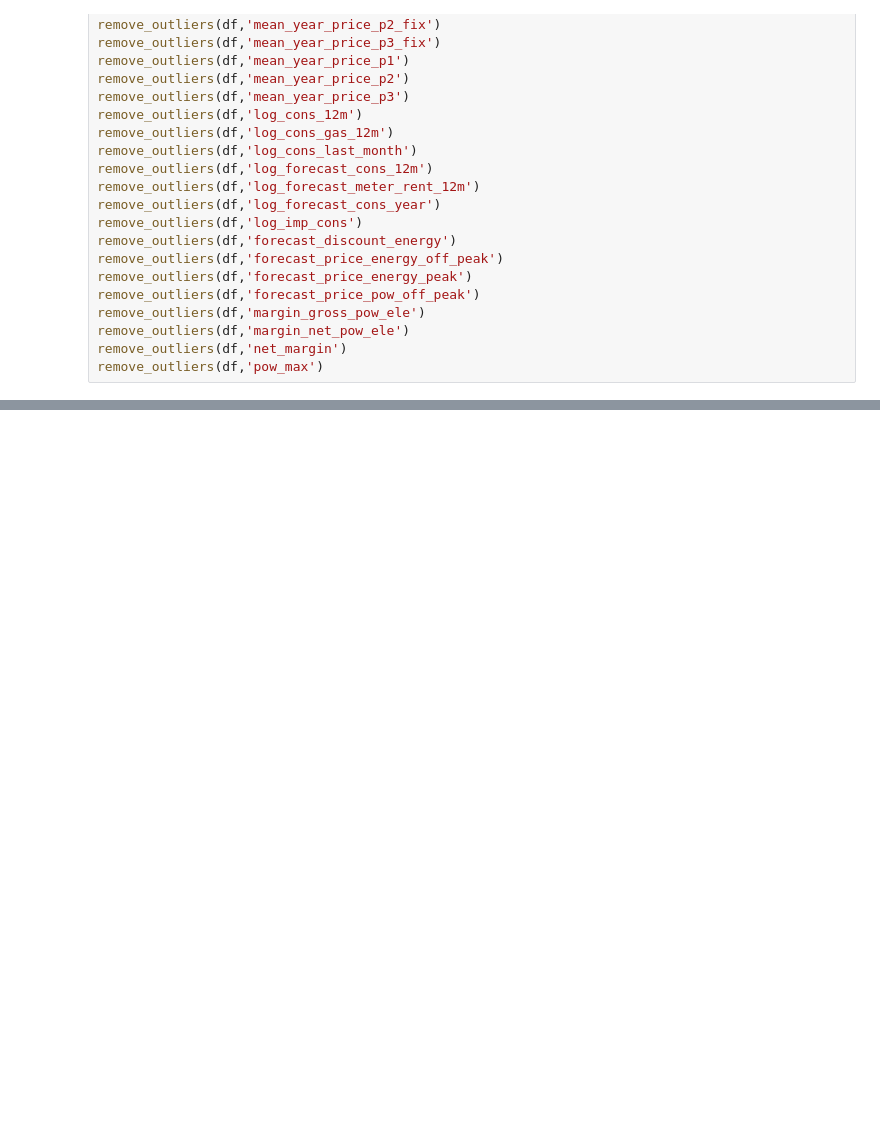
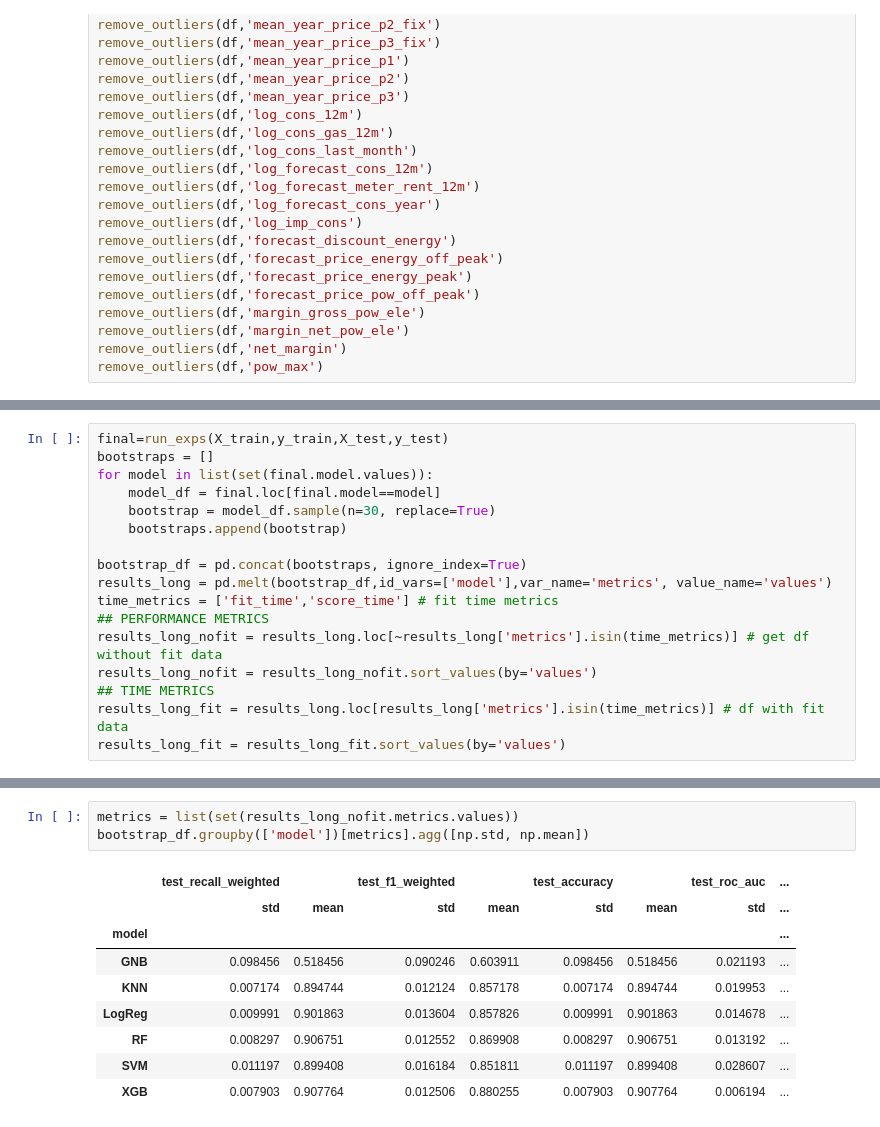
Before and after one commit to zliu15471/BCG, a Jupyter notebook: notebooks/Task 3.ipynb, the cells around one changed output, grey strips where cells are left out. Drawn from its saved outputs; the diff is of its cells as text; blank space fills up the shorter version.

```diff
--- a/notebooks/Task 3.ipynb
+++ b/notebooks/Task 3.ipynb
@@ -356,0 +516,17 @@ Index(['id', 'forecast_discount_energy', 'forecast_price_energy_off_peak',
+# %%
+final=run_exps(X_train,y_train,X_test,y_test)
+bootstraps = []
+for model in list(set(final.model.values)):
+    model_df = final.loc[final.model==model]
+    bootstrap = model_df.sample(n=30, replace=True)
+    bootstraps.append(bootstrap)
+
+bootstrap_df = pd.concat(bootstraps, ignore_index=True)
+results_long = pd.melt(bootstrap_df,id_vars=['model'],var_name='metrics', value_name='values')
+time_metrics = ['fit_time','score_time'] # fit time metrics
+## PERFORMANCE METRICS
+results_long_nofit = results_long.loc[~results_long['metrics'].isin(time_metrics)] # get df without fit data
+results_long_nofit = results_long_nofit.sort_values(by='values')
+## TIME METRICS
+results_long_fit = results_long.loc[results_long['metrics'].isin(time_metrics)] # df with fit data
+results_long_fit = results_long_fit.sort_values(by='values')
@@ -356,0 +596,13 @@ Index(['id', 'forecast_discount_energy', 'forecast_price_energy_off_peak',
+# %%
+metrics = list(set(results_long_nofit.metrics.values))
+bootstrap_df.groupby(['model'])[metrics].agg([np.std, np.mean])
+# %% [output]
+|  | test_recall_weighted |  | test_f1_weighted |  | test_accuracy |  | test_roc_auc | ... |
+|  | std | mean | std | mean | std | mean | std | ... |
+| model |  |  |  |  |  |  |  | ... |
+| GNB | 0.098456 | 0.518456 | 0.090246 | 0.603911 | 0.098456 | 0.518456 | 0.021193 | ... |
+| KNN | 0.007174 | 0.894744 | 0.012124 | 0.857178 | 0.007174 | 0.894744 | 0.019953 | ... |
+| LogReg | 0.009991 | 0.901863 | 0.013604 | 0.857826 | 0.009991 | 0.901863 | 0.014678 | ... |
+| RF | 0.008297 | 0.906751 | 0.012552 | 0.869908 | 0.008297 | 0.906751 | 0.013192 | ... |
+| SVM | 0.011197 | 0.899408 | 0.016184 | 0.851811 | 0.011197 | 0.899408 | 0.028607 | ... |
+| XGB | 0.007903 | 0.907764 | 0.012506 | 0.880255 | 0.007903 | 0.907764 | 0.006194 | ... |
```
Also changed, not shown: parts of 23 cells of this notebook, 2 other files.
